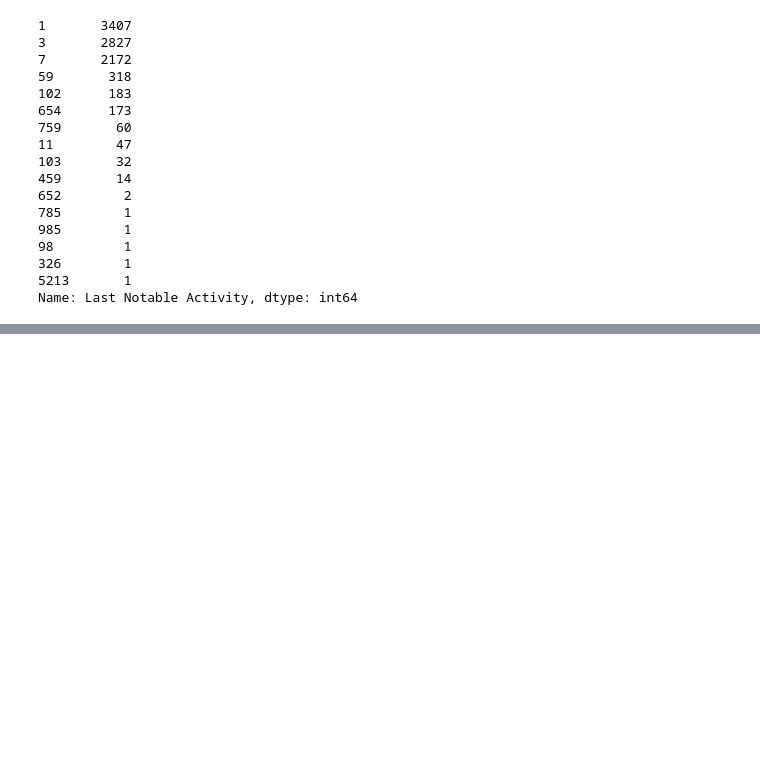
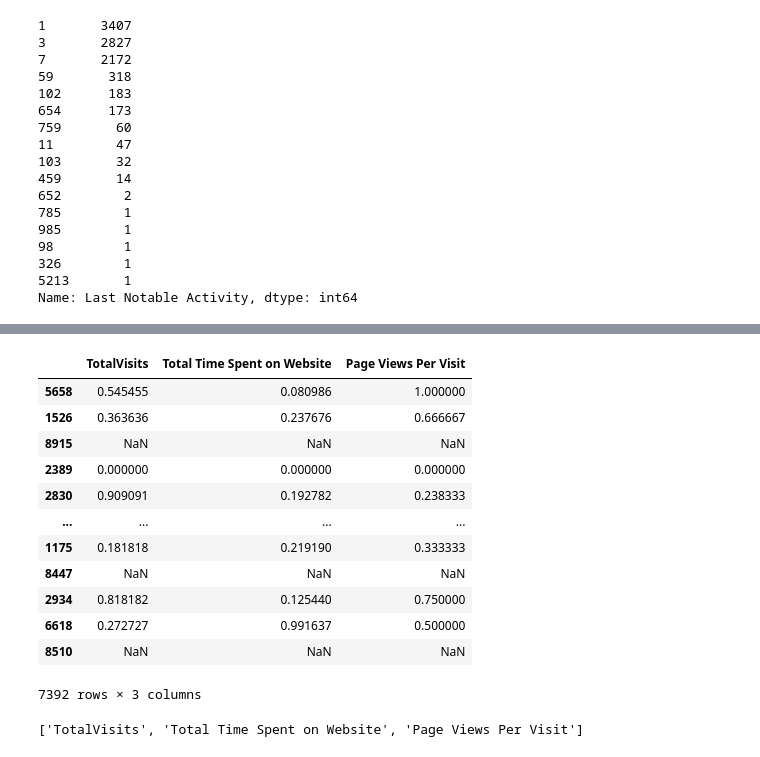
Before and after one commit to deepakjeff2/data-cleaning, a Jupyter notebook: Leads_EDA .ipynb, the cells around one changed output, grey strips where cells are left out. Drawn from its saved outputs; the diff is of its cells as text; code cells hidden in the pictures; blank space fills up the shorter version.

```diff
--- a/Leads_EDA (1).ipynb
+++ b/Leads_EDA .ipynb
@@ -1216,0 +1236,20 @@ df.to_csv('deepak_leads_EDA.csv')
+# %%
+x_train[num_col]
+# %% [output]
+|  | TotalVisits | Total Time Spent on Website | Page Views Per Visit |
+| 5658 | 0.545455 | 0.080986 | 1.000000 |
+| 1526 | 0.363636 | 0.237676 | 0.666667 |
+| 8915 | NaN | NaN | NaN |
+| 2389 | 0.000000 | 0.000000 | 0.000000 |
+| 2830 | 0.909091 | 0.192782 | 0.238333 |
+| ... | ... | ... | ... |
+| 1175 | 0.181818 | 0.219190 | 0.333333 |
+| 8447 | NaN | NaN | NaN |
+| 2934 | 0.818182 | 0.125440 | 0.750000 |
+| 6618 | 0.272727 | 0.991637 | 0.500000 |
+| 8510 | NaN | NaN | NaN |
+7392 rows × 3 columns
+# %%
+num_col
+# %% [output]
+['TotalVisits', 'Total Time Spent on Website', 'Page Views Per Visit']
```
Also changed, not shown: parts of 33 cells of this notebook.
